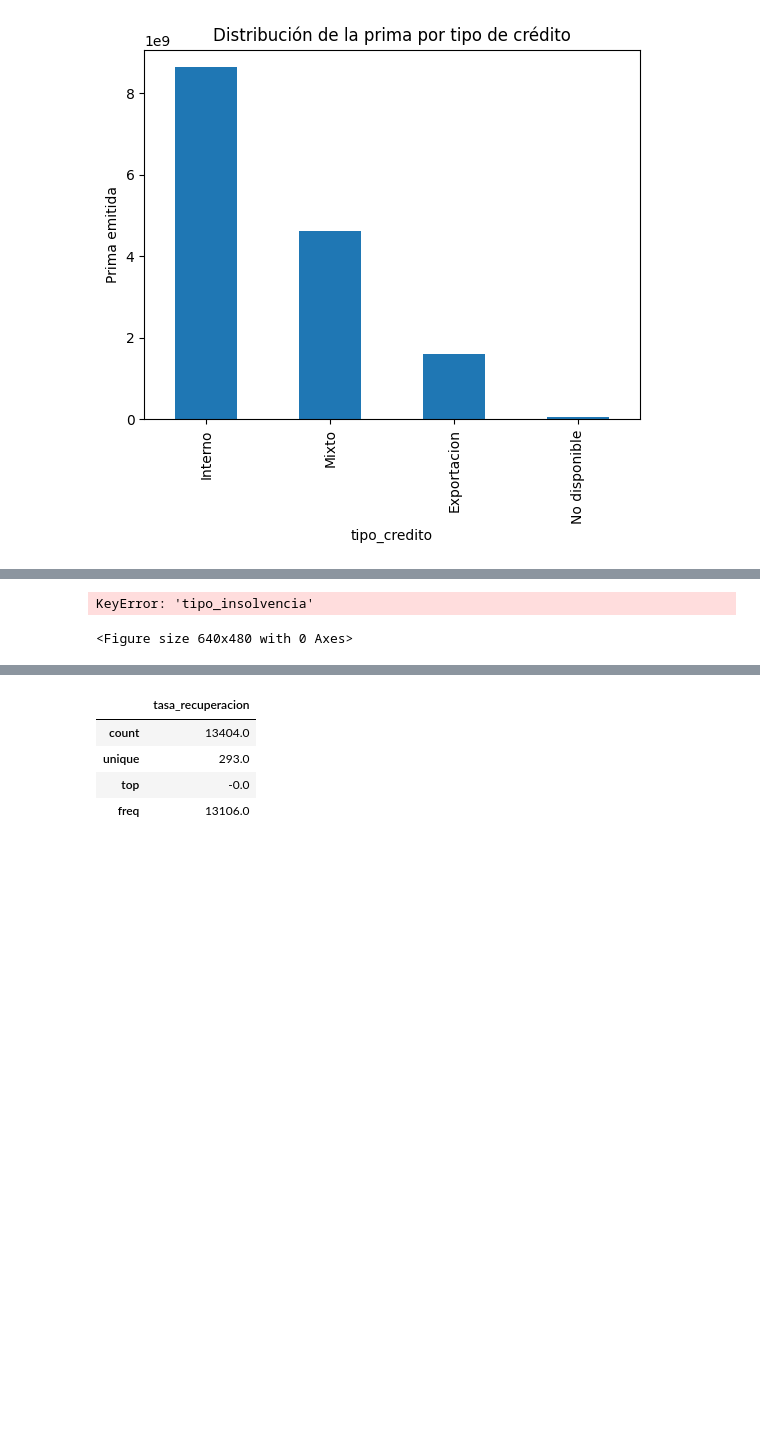
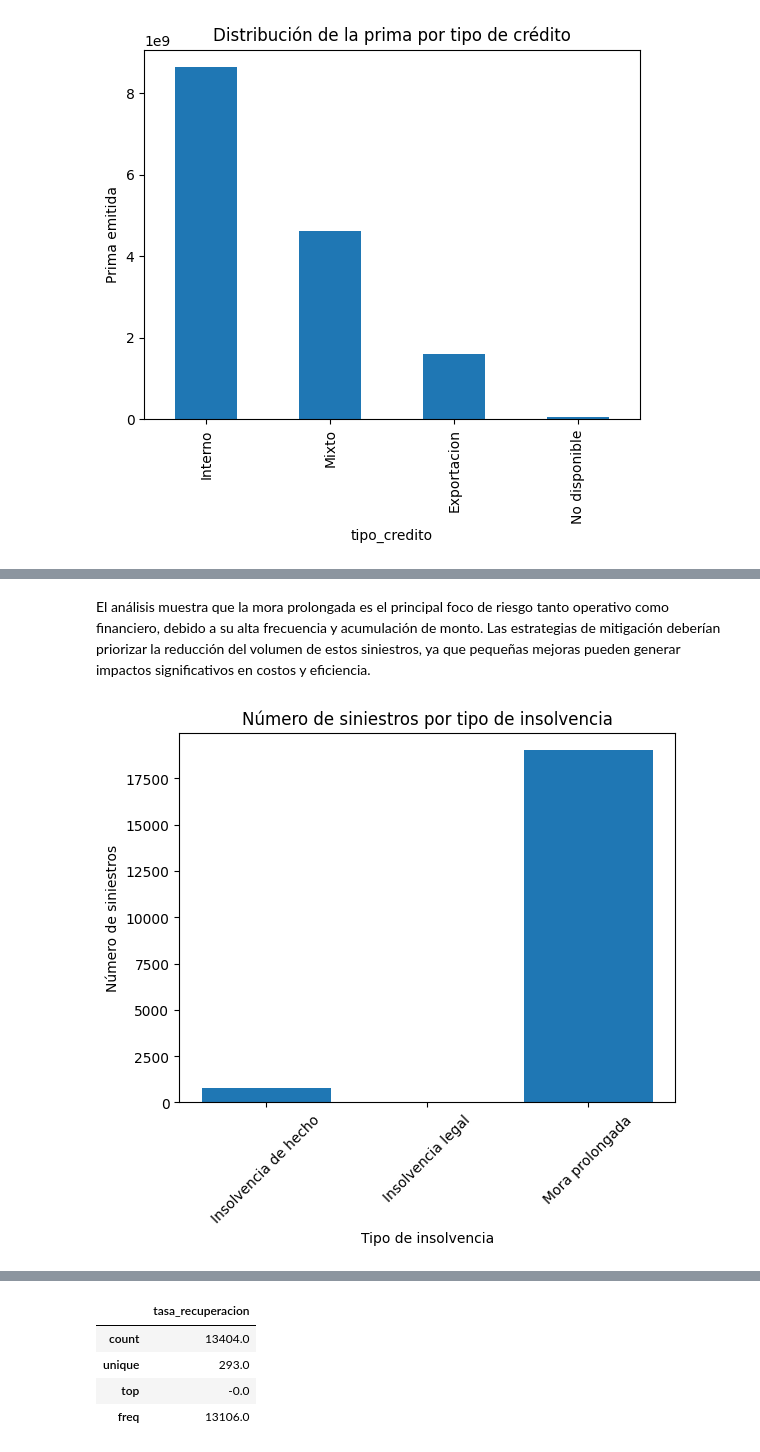
Before and after one commit to yoselin-morua/Proyecto-Cr-dito-Mercado, a Jupyter notebook: proyecto_credito_mercado/eda_creditos.ipynb, the cells around one changed output, grey strips where cells are left out. Cells and saved outputs as stored; diff of their text form; code cells hidden in the pictures; blank space fills up the shorter version.

Commit message:
Termino de analisis
Se hicieron mejoras de graficas anteriores y nuevas, así como las conclusiones finales.

```diff
--- a/proyecto_credito_mercado/eda_creditos.ipynb
+++ b/proyecto_credito_mercado/eda_creditos.ipynb
@@ -635,11 +635,16 @@ display(siniestros_insolvencia)
+# %% [markdown]
+El análisis muestra que la mora prolongada es el principal foco de riesgo tanto operativo como financiero, debido a su alta frecuencia y acumulación de monto. Las estrategias de mitigación deberían priorizar la reducción del volumen de estos siniestros, ya que pequeñas mejoras pueden generar impactos significativos en costos y eficiencia.
 # %%
+# Gráfica que muestra los isniestros por tipo de monto
 plt.figure()
-plt.bar(siniestros_insolvencia['tipo_insolvencia'], siniestros_insolvencia['siniestros'])
+plt.bar(
+    siniestros_insolvencia['tipo_insolvencia'],
+    siniestros_insolvencia['siniestros']
+)
 plt.title('Número de siniestros por tipo de insolvencia')
 plt.xlabel('Tipo de insolvencia')
 plt.ylabel('Número de siniestros')
-plt.xticks(rotation=20)
+plt.xticks(rotation=45)
 plt.show()
 # %% [output]
-KeyError: 'tipo_insolvencia'
-<Figure size 640x480 with 0 Axes>
+[figure, added]
```
Also changed, not shown: parts of 8 cells of this notebook.
